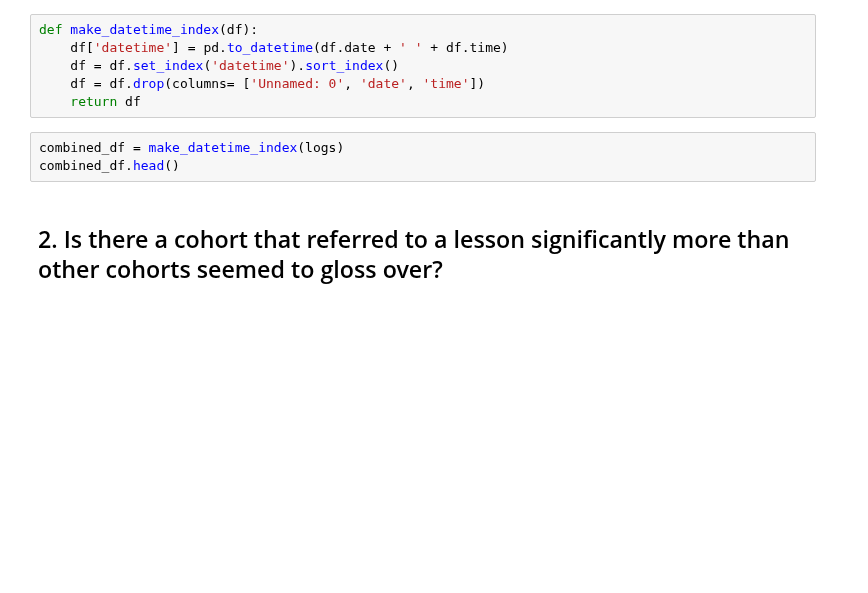
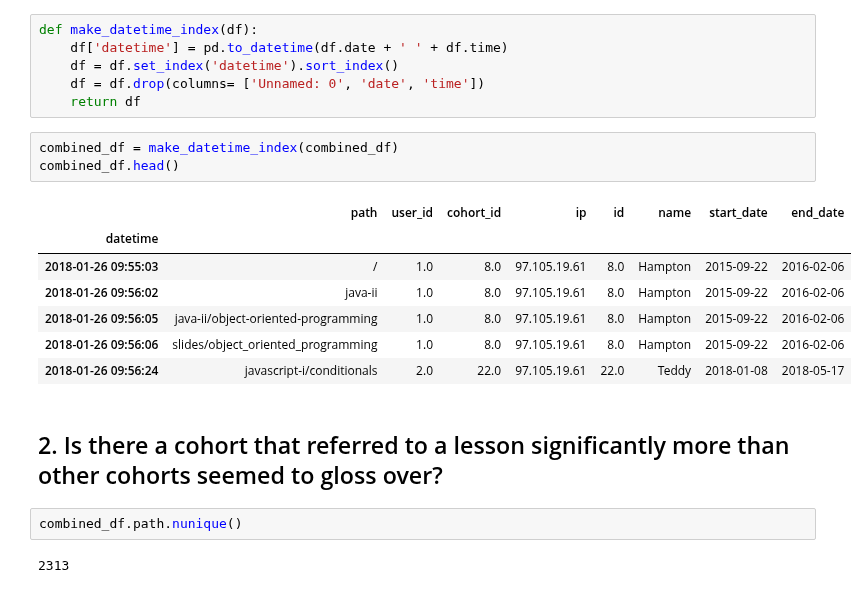
Before and after one commit to AACKV/anomaly_detection_project, a Jupyter notebook: arsenes_scratch_notebook.ipynb, the cells around one changed output. Saved outputs shown, nothing was run; the diff lists cells and outputs as text; blank space fills up the shorter version.

```diff
--- a/arsenes_scratch_notebook.ipynb
+++ b/arsenes_scratch_notebook.ipynb
@@ -162,7 +162,19 @@ def make_datetime_index(df):
     df = df.drop(columns= ['Unnamed: 0', 'date', 'time'])
     return df
 # %%
-combined_df = make_datetime_index(logs)
+combined_df = make_datetime_index(combined_df)
 combined_df.head()
+# %% [output]
+|  | path | user_id | cohort_id | ip | id | name | start_date | end_date |
+| datetime |  |  |  |  |  |  |  |  |
+| 2018-01-26 09:55:03 | / | 1.0 | 8.0 | 97.105.19.61 | 8.0 | Hampton | 2015-09-22 | 2016-02-06 |
+| 2018-01-26 09:56:02 | java-ii | 1.0 | 8.0 | 97.105.19.61 | 8.0 | Hampton | 2015-09-22 | 2016-02-06 |
+| 2018-01-26 09:56:05 | java-ii/object-oriented-programming | 1.0 | 8.0 | 97.105.19.61 | 8.0 | Hampton | 2015-09-22 | 2016-02-06 |
+| 2018-01-26 09:56:06 | slides/object_oriented_programming | 1.0 | 8.0 | 97.105.19.61 | 8.0 | Hampton | 2015-09-22 | 2016-02-06 |
+| 2018-01-26 09:56:24 | javascript-i/conditionals | 2.0 | 22.0 | 97.105.19.61 | 22.0 | Teddy | 2018-01-08 | 2018-05-17 |
 # %% [markdown]
 ## 2. Is there a cohort that referred to a lesson significantly more than other cohorts seemed to gloss over?
+# %%
+combined_df.path.nunique()
+# %% [output]
+2313
```
Also changed, not shown: parts of 4 cells of this notebook.
